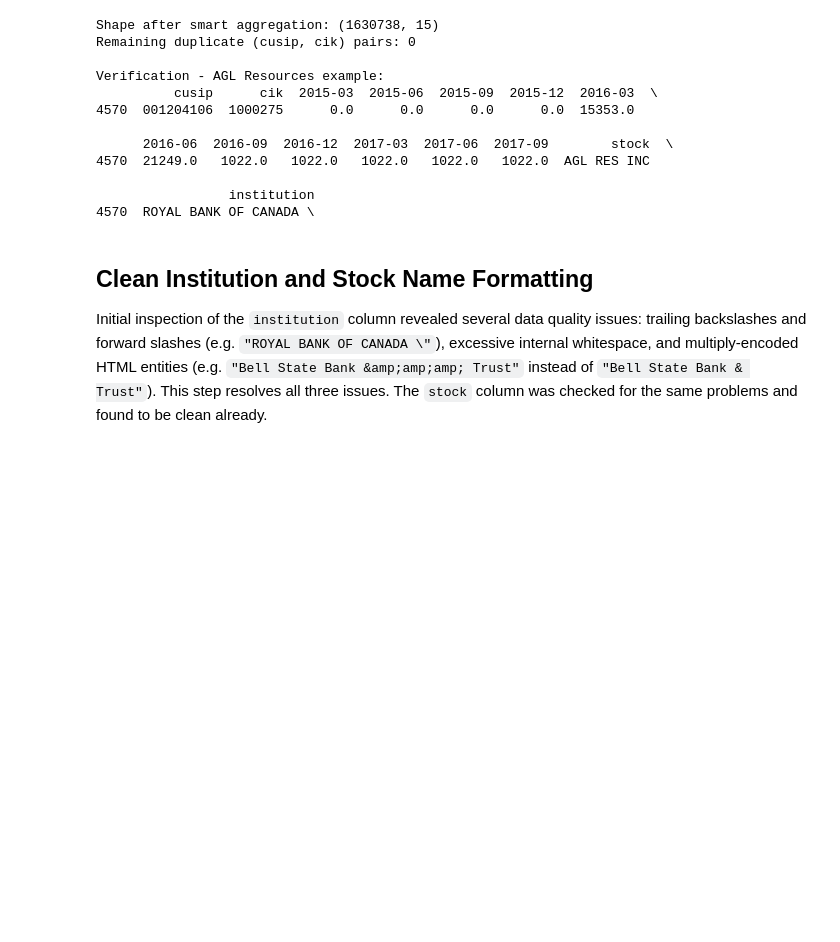
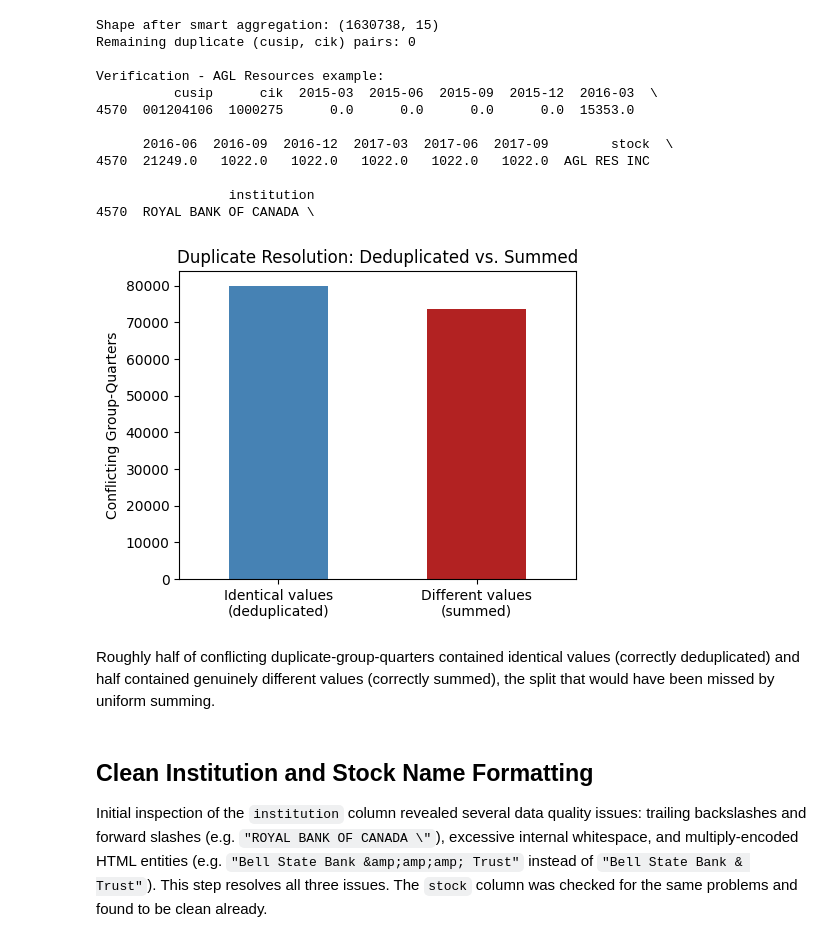
Before and after one commit to GopolangMmutlwaneCaptone/Risk-Concentration-Flagging, a Jupyter notebook: src/preprocessing/preprocessing.ipynb, the cells around one changed output. Cells and saved outputs as stored; diff of their text form; code cells hidden in the pictures; blank space fills up the shorter version.

```diff
--- a/src/preprocessing/preprocessing.ipynb
+++ b/src/preprocessing/preprocessing.ipynb
@@ -412,6 +420,21 @@ Verification - AGL Resources example:
 
                  institution
 4570  ROYAL BANK OF CANADA \
+# %%
+fig, ax = plt.subplots(figsize=(5, 4))
+pd.Series({"Identical values\n(deduplicated)": 79927, "Different values\n(summed)": 73567}).plot(
+    kind="bar", ax=ax, color=["steelblue", "firebrick"]
+)
+ax.set_ylabel("Conflicting Group-Quarters")
+ax.set_title("Duplicate Resolution: Deduplicated vs. Summed")
+plt.xticks(rotation=0)
+plt.tight_layout()
+plt.savefig(os.path.join(PROCESSED_DATA_DIR, "..", "..", "reports", "duplicate_resolution_split.png"), dpi=100)
+plt.show()
+# %% [output]
+[figure, added]
+# %% [markdown]
+Roughly half of conflicting duplicate-group-quarters contained identical values (correctly deduplicated) and half contained genuinely different values (correctly summed), the split that would have been missed by uniform summing.
 # %% [markdown]
 ## Clean Institution and Stock Name Formatting
 
```
Also changed, not shown: parts of 6 cells of this notebook.
